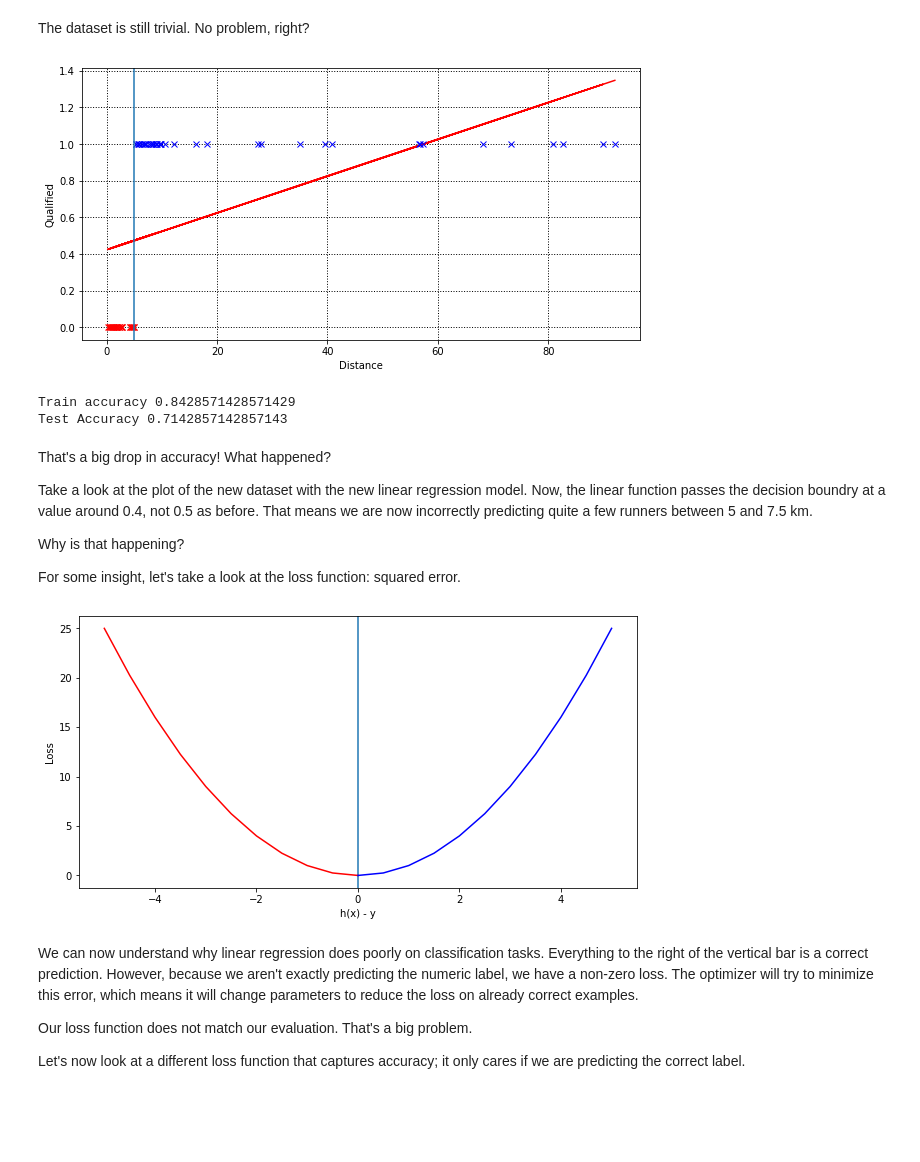
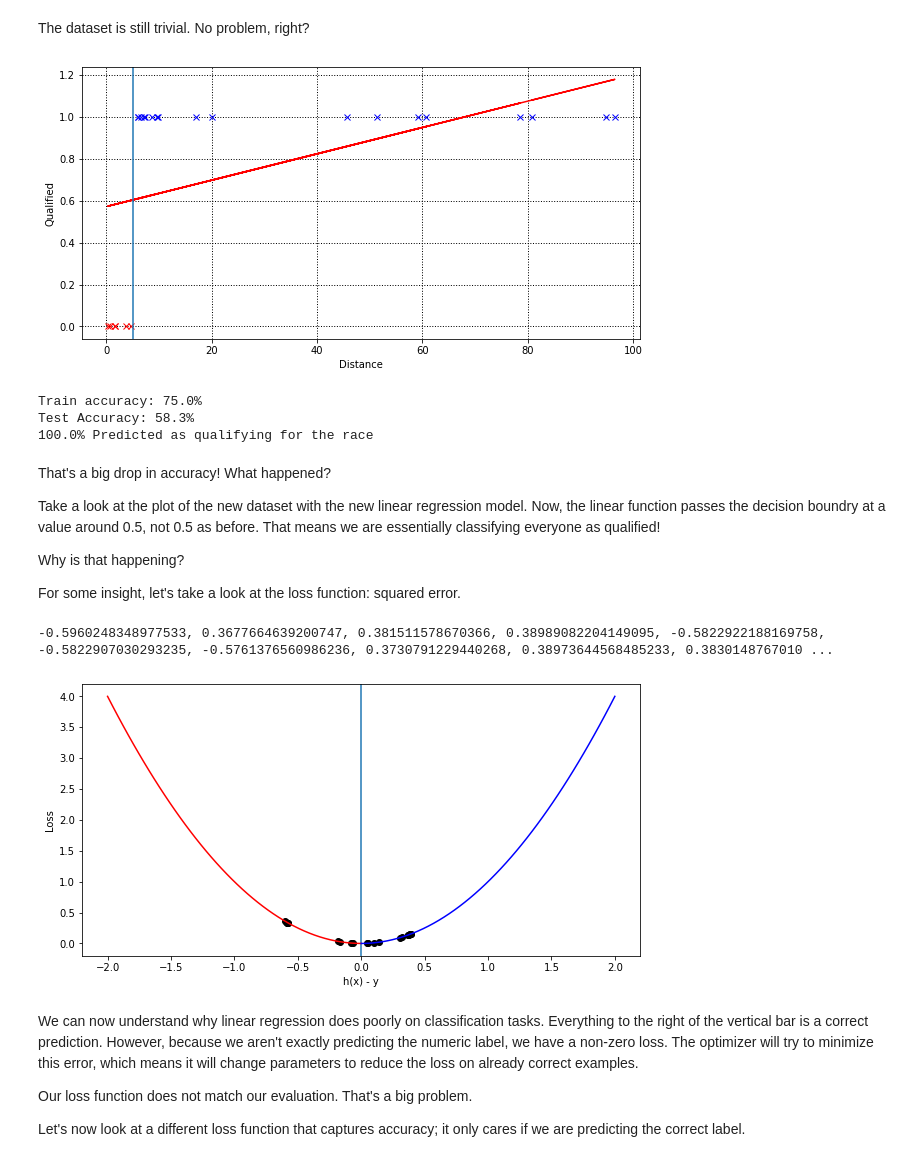
Before and after one commit to nucs349s22/classification_demo, a Jupyter notebook: classification_demo.ipynb, the cells around one changed output. Cells and saved outputs as stored; diff of their text form; code cells hidden in the pictures; blank space fills up the shorter version.

```diff
--- a/classification_demo.ipynb
+++ b/classification_demo.ipynb
@@ -32,8 +32,9 @@ Every data point $x$ (instance) represents a runner, where the value $x$ is the
 
 Very simply, if $x >= 5$ then $y = $ `True`; else `False`.
 # %%
-x = np.random.rand(50, 1)
-x_test = np.random.rand(50, 1)
+np.random.seed(42)
+x = np.random.rand(12, 1)
+x_test = np.random.rand(12, 1)
 x = [entry * 10 for entry in x] # The upper limit is 10 km.
 x_test = [entry * 10 for entry in x_test] # The upper limit is 10 km.
 
@@ -107,8 +108,8 @@ This high accuracy is deceptive. Our simple dataset has obscured some critical p
 
 Let's consider a small change to your dataset. Instead of having runners who ran between 0 and 10 km, we will have add long distance runners to the data. These runners can run up to 100 km!!!
 # %%
-x.extend([entry * 100 for entry in np.random.rand(20, 1)]) # The upper limit is 100 km.
-x_test.extend([entry * 100 for entry in np.random.rand(20, 1)]) # The upper limit is 100 km.
+x.extend([entry * 100 for entry in np.random.rand(12, 1)]) # The upper limit is 100 km.
+x_test.extend([entry * 100 for entry in np.random.rand(12, 1)]) # The upper limit is 100 km.
 
 y = [1 if entry >= 5 else 0 for entry in x]
 y_test = [1 if entry >= 5 else 0 for entry in x_test]
@@ -155,47 +156,60 @@ for xval, yval in zip(x,y):
     _ = plt.plot(xval, yval, 'x' + wrong_color)
 _ = plt.axvline(x=5)
 # %% [output]
-[figure, old version]
+[figure, new version]
 # %%
-y_pred = lin_regression.predict(x)
-y_pred = [True if entry >= 0.5 else False for entry in y_pred]
-print ('Train accuracy', accuracy_score(y, y_pred, normalize=True))
+y_pred_raw = lin_regression.predict(x)
+y_pred = [True if entry >= 0.5 else False for entry in y_pred_raw]
+print ('Train accuracy: {:.1f}%'.format(100*accuracy_score(y, y_pred, normalize=True)))
 
 
-y_test_pred = lin_regression.predict(x_test)
-y_test_pred = [True if entry >= 0.5 else False for entry in y_test_pred]
-print ('Test Accuracy', accuracy_score(y_test, y_test_pred, normalize=True))
+y_test_pred_raw = lin_regression.predict(x_test)
+y_test_pred = [True if entry >= 0.5 else False for entry in y_test_pred_raw]
+print ('Test Accuracy: {:.1f}%'.format(100*accuracy_score(y_test, y_test_pred, normalize=True)))
+
+print ("{:.1f}% Predicted as qualifying for the race".format(100 * np.mean(y_pred + y_test_pred)))
 # %% [output]
-Train accuracy 0.8428571428571429
-Test Accuracy 0.7142857142857143
+Train accuracy: 75.0%
+Test Accuracy: 58.3%
+100.0% Predicted as qualifying for the race
 # %% [markdown]
 That's a big drop in accuracy! What happened?
 
-Take a look at the plot of the new dataset with the new linear regression model. Now, the linear function passes the decision boundry at a value around 0.4, not 0.5 as before. That means we are now incorrectly predicting quite a few runners between 5 and 7.5 km.
+Take a look at the plot of the new dataset with the new linear regression model. Now, the linear function passes the decision boundry at a value around 0.5, not 0.5 as before. That means we are essentially classifying everyone as qualified!
 
 Why is that happening?
 
 For some insight, let's take a look at the loss function: squared error.
 # %%
-x_plot_wrong = np.arange(-5, .5, .5)
+x_plot_wrong = np.linspace(-2, 0)
 y_plot_wrong = [(entry - 0) ** 2 for entry in x_plot_wrong]
 
-x_plot_correct = np.arange(0, 5.5, .5)
+x_plot_correct = np.linspace(0, 2)
 y_plot_correct = [(entry - 0) ** 2 for entry in x_plot_correct]
+
+losses_x = []
+losses_y = []
+for y_, y_pred_ in zip(y, y_pred_raw):
+  print(y_ - y_pred_, end=", ")
+  losses_x.append(y_ - y_pred_)
+  losses_y.append((y_ - y_pred_) ** 2)
+
 
 fig = plt.figure(figsize=(10,5))
 xlabel = 'h(x) - y'
 ylabel = 'Loss'
 plt.xlabel(xlabel)
 plt.ylabel(ylabel)
 
 
 _ = plt.axvline(x=0)
 
 _ = plt.plot(x_plot_wrong, y_plot_wrong, wrong_color)
 _ = plt.plot(x_plot_correct, y_plot_correct, correct_color)
+_ = plt.scatter(losses_x, losses_y, c='black')
 # %% [output]
+-0.5960248348977533, 0.3677664639200747, 0.381511578670366, 0.38989082204149095, -0.5822922188169758, -0.5822907030293235, -0.5761376560986236, 0.3730791229440268, 0.38973644568485233, 0.3830148767010 ...
-[figure, old version]
+[figure, new version]
 # %% [markdown]
 
 We can now understand why linear regression does poorly on classification tasks. Everything to the right of the vertical bar is a correct prediction. However, because we aren't exactly predicting the numeric label, we have a non-zero loss. The optimizer will try to minimize this error, which means it will change parameters to reduce the loss on already correct examples.
```
Also changed, not shown: parts of 6 cells of this notebook.
